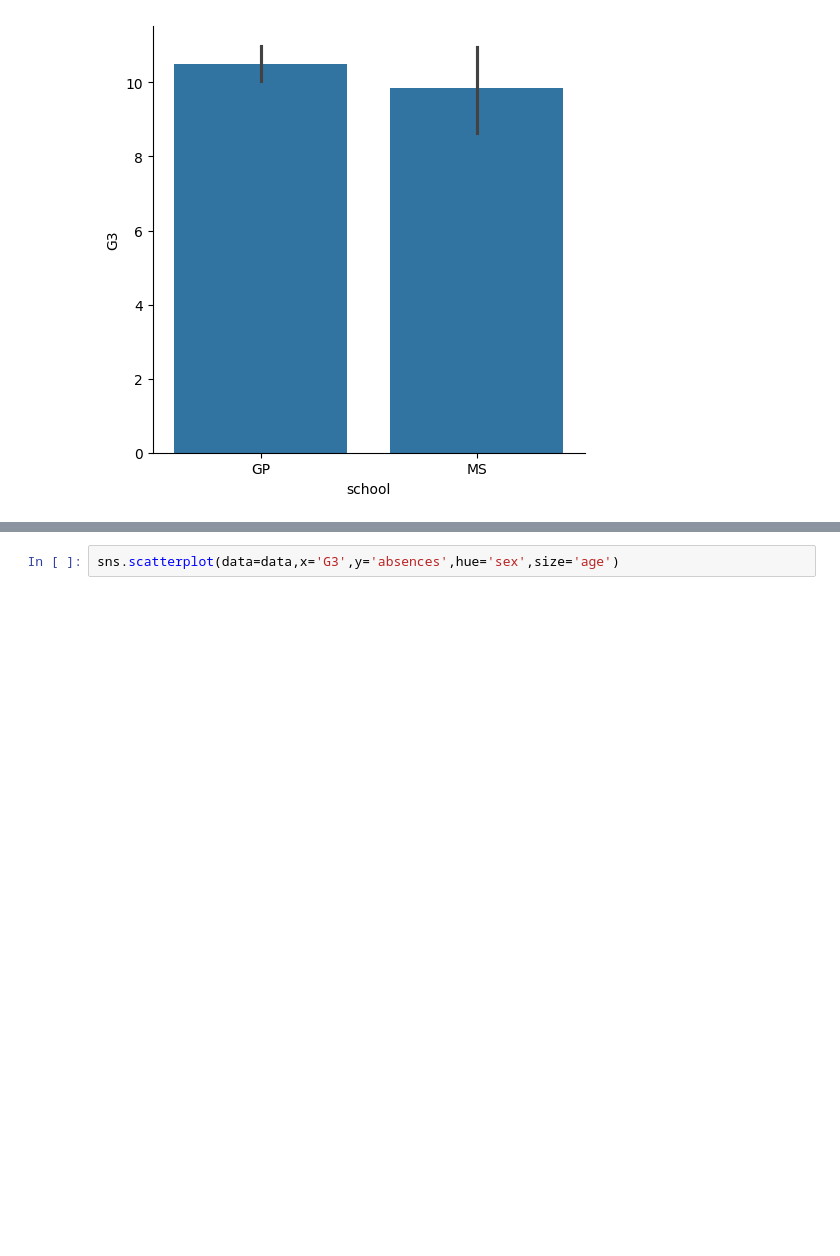
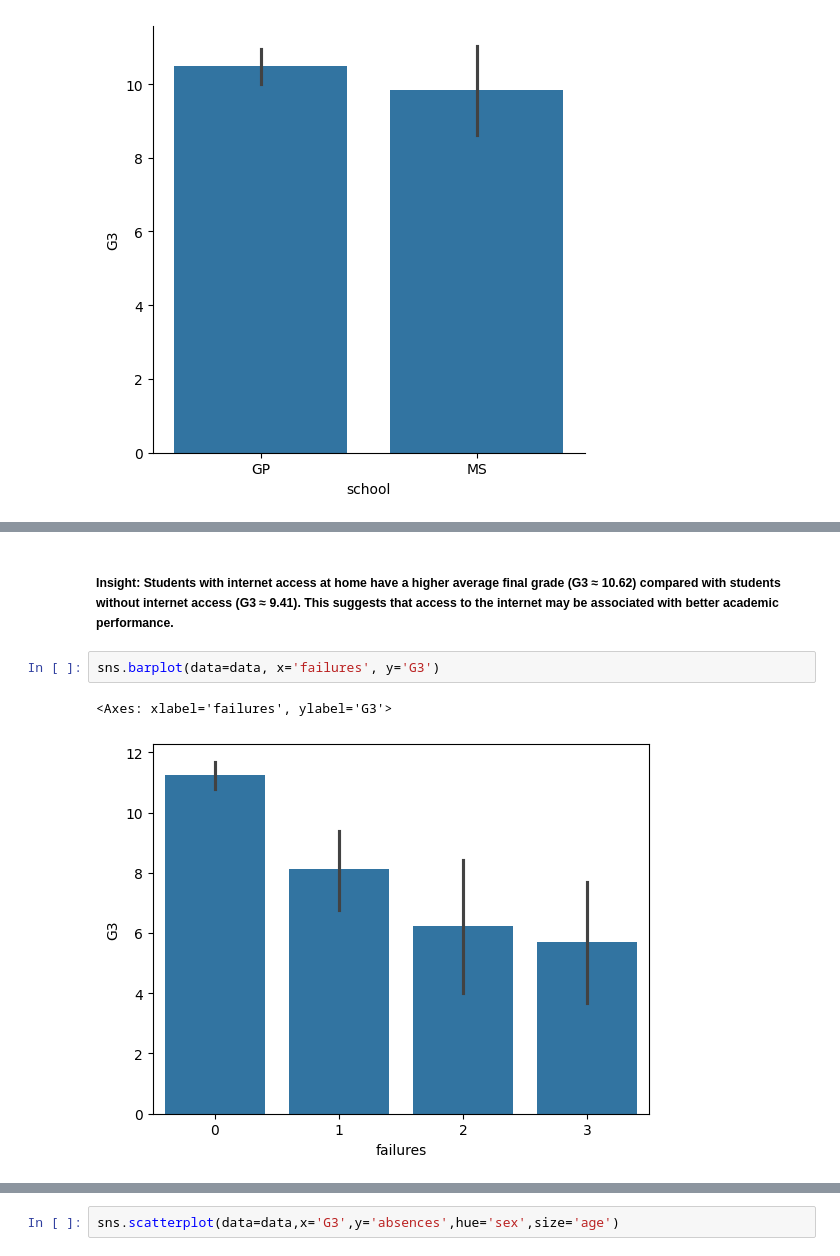
Before and after one commit to ashmitha880/Stu_Per_Analysis, a Jupyter notebook: Stu_Per_Analysis/data/analysis.ipynb, the cells around one changed output, grey strips where cells are left out. Drawn from its saved outputs; the diff is of its cells as text; blank space fills up the shorter version.

```diff
--- a/Stu_Per_Analysis/data/analysis.ipynb
+++ b/Stu_Per_Analysis/data/analysis.ipynb
@@ -298,0 +382,7 @@ sns.catplot(x='school',y='G3',kind='bar',data=data)
+# %% [markdown]
+##### Insight: Students with internet access at home have a higher average final grade (G3 ≈ 10.62) compared with students without internet access (G3 ≈ 9.41). This suggests that access to the internet may be associated with better academic performance.
+# %%
+sns.barplot(data=data, x='failures', y='G3')
+# %% [output]
+<Axes: xlabel='failures', ylabel='G3'>
+[figure, added]
```
Also changed, not shown: parts of 32 cells of this notebook.
